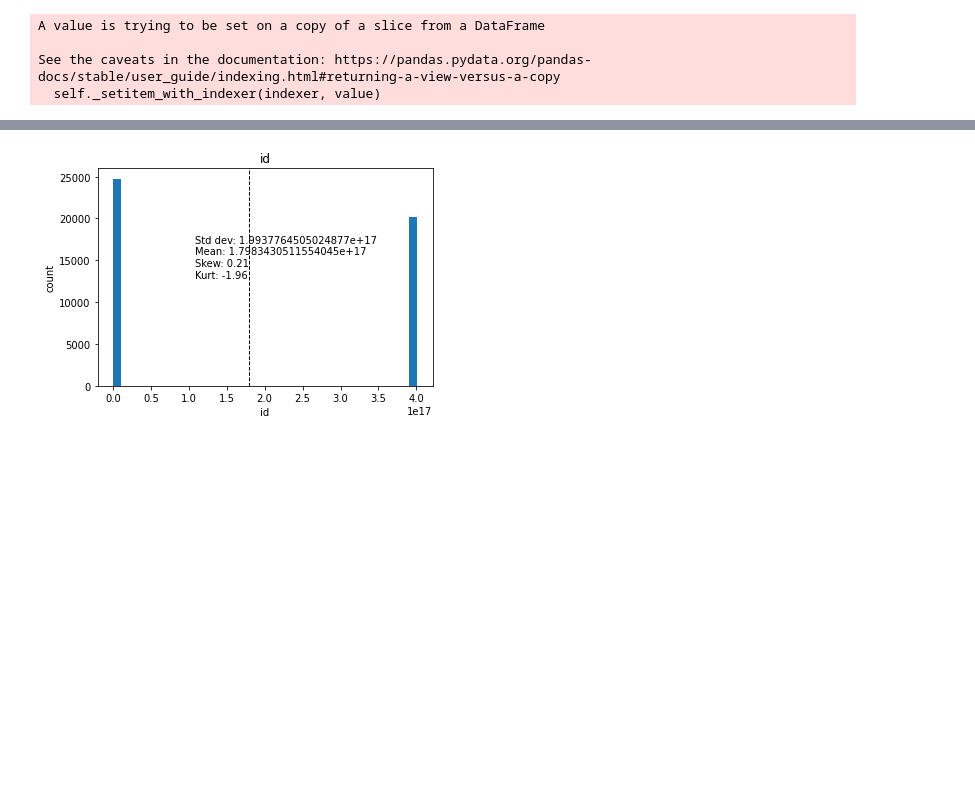
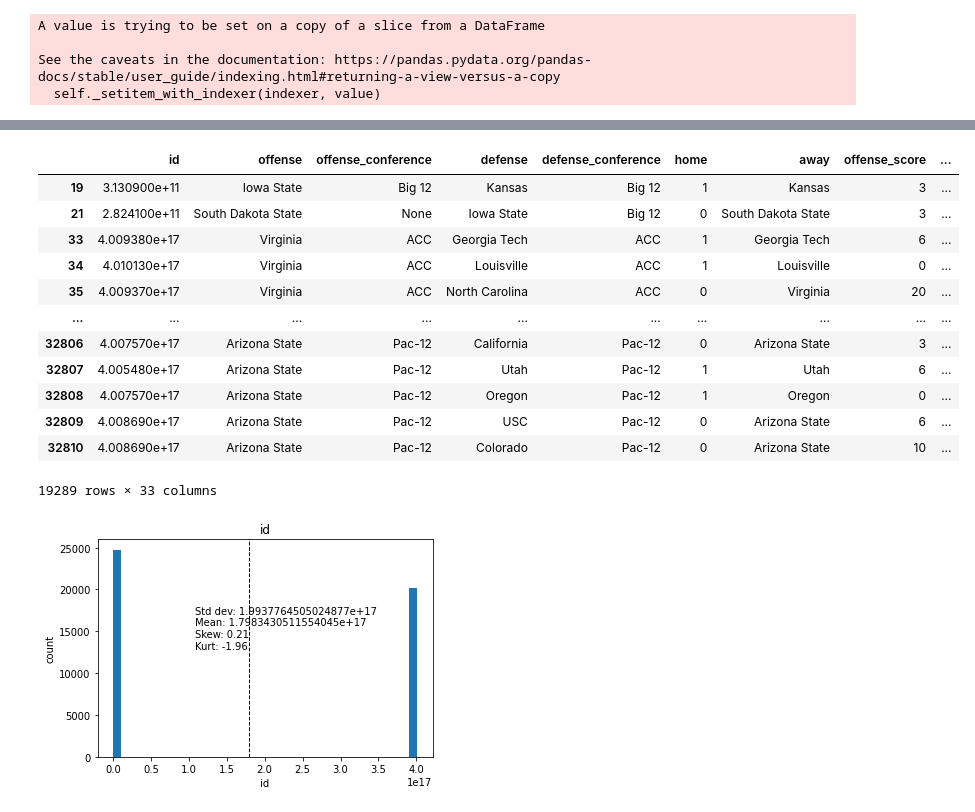
Before and after one commit to jasonjstewart/college-football, a Jupyter notebook: EDA_College_Football.ipynb, the cells around one changed output, grey strips where cells are left out. Drawn from its saved outputs; the diff is of its cells as text; code cells hidden in the pictures; blank space fills up the shorter version.

```diff
--- a/EDA_College_Football.ipynb
+++ b/EDA_College_Football.ipynb
@@ -172,11 +151,0 @@ df.head(15)
-# %%
-results=[]
-field_goal_length=[]
-for item in df['play_type']:
-  if item=='Field Goal Good':
-    results.append(1)
-  else:
-    results.append(0)
-count=0
-df['fg_result']=results
-df
@@ -196,0 +152,11 @@ df
+# %%
+#set away or home as 0 or 1 categorical
+home=[]
+for num in range(len(df)):
+  #print(df['offense'].iloc[num],len(df['offense'].iloc[num]),df['home'].iloc[num],len(df['home'].iloc[num]))
+  hometeam=df['home'].iloc[num]
+  if df['offense'].iloc[num]==hometeam [:len(df['offense'].iloc[num])]:
+    home.append(1)
+  else:
+    home.append(0)
+df['home']=home
@@ -196,0 +170,12 @@ df
+# %%
+df_power5=[]
+for num in range(len(df)):
+  if df['offense_conference'].iloc[num]=='SEC' or df['offense_conference'].iloc[num]=='ACC' or df['offense_conference'].iloc[num]=='Big 12' or df['offense_conference'].iloc[num]=='Pac-12' or df['offense_conference'].iloc[num]=='Pac-10' or df['offense_conference'].iloc[num]=='Big Ten' or df['offense_conference'].iloc[num]=='FBS Independent':
+    #print(df.iloc[num])
+    df_power5.append(df.iloc[num])
+  elif df['defense_conference'].iloc[num]=='SEC' or df['defense_conference'].iloc[num]=='ACC' or df['defense_conference'].iloc[num]=='Big 12' or df['defense_conference'].iloc[num]=='Pac-12' or df['defense_conference'].iloc[num]=='Pac-10' or df['defense_conference'].iloc[num]=='Big Ten' or df['defense_conference'].iloc[num]=='FBS Independent':
+    #print(df.iloc[num])
+    df_power5.append(df.iloc[num])
+df_power5
+
+#df.drop(columns=['offense','defense','away','play_text','play_type','drive_result'], inplace=True)
@@ -196,0 +200,17 @@ df
+# %%
+df_power5= pd.DataFrame(df_power5)
+df_power5
+# %% [output]
+|  | id | offense | offense_conference | defense | defense_conference | home | away | offense_score | ... |
+| 19 | 3.130900e+11 | Iowa State | Big 12 | Kansas | Big 12 | 1 | Kansas | 3 | ... |
+| 21 | 2.824100e+11 | South Dakota State | None | Iowa State | Big 12 | 0 | South Dakota State | 3 | ... |
+| 33 | 4.009380e+17 | Virginia | ACC | Georgia Tech | ACC | 1 | Georgia Tech | 6 | ... |
+| 34 | 4.010130e+17 | Virginia | ACC | Louisville | ACC | 1 | Louisville | 0 | ... |
+| 35 | 4.009370e+17 | Virginia | ACC | North Carolina | ACC | 0 | Virginia | 20 | ... |
+| ... | ... | ... | ... | ... | ... | ... | ... | ... | ... |
+| 32806 | 4.007570e+17 | Arizona State | Pac-12 | California | Pac-12 | 0 | Arizona State | 3 | ... |
+| 32807 | 4.005480e+17 | Arizona State | Pac-12 | Utah | Pac-12 | 1 | Utah | 6 | ... |
+| 32808 | 4.007570e+17 | Arizona State | Pac-12 | Oregon | Pac-12 | 1 | Oregon | 0 | ... |
+| 32809 | 4.008690e+17 | Arizona State | Pac-12 | USC | Pac-12 | 0 | Arizona State | 6 | ... |
+| 32810 | 4.008690e+17 | Arizona State | Pac-12 | Colorado | Pac-12 | 0 | Arizona State | 10 | ... |
+19289 rows × 33 columns
```
Also changed, not shown: parts of 7 cells of this notebook.
